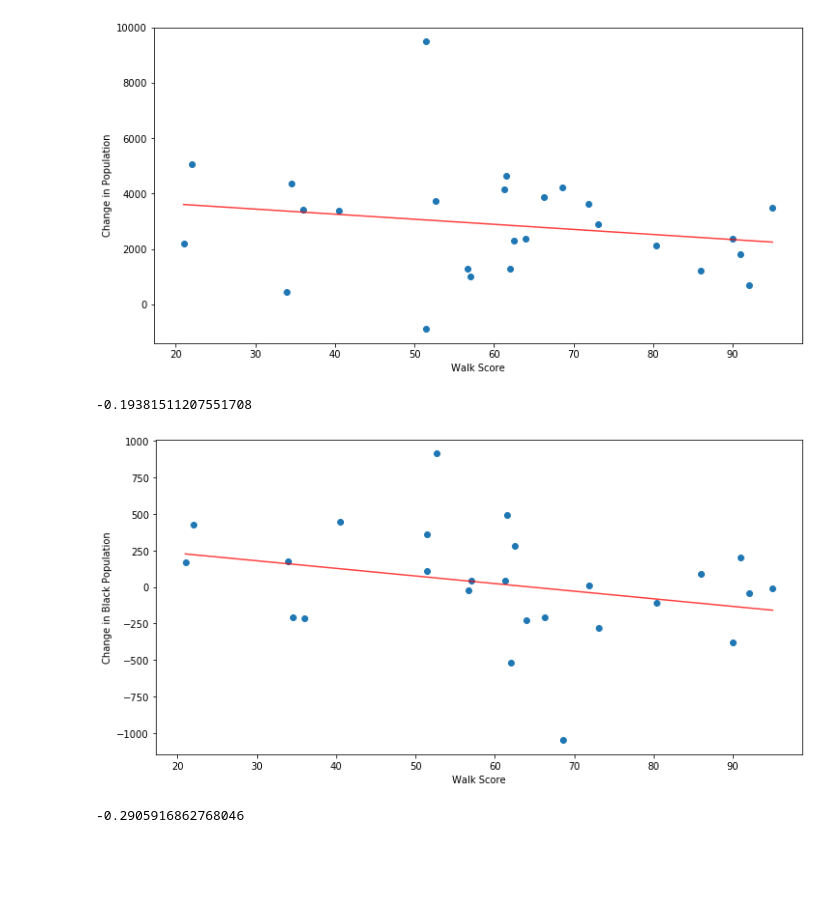
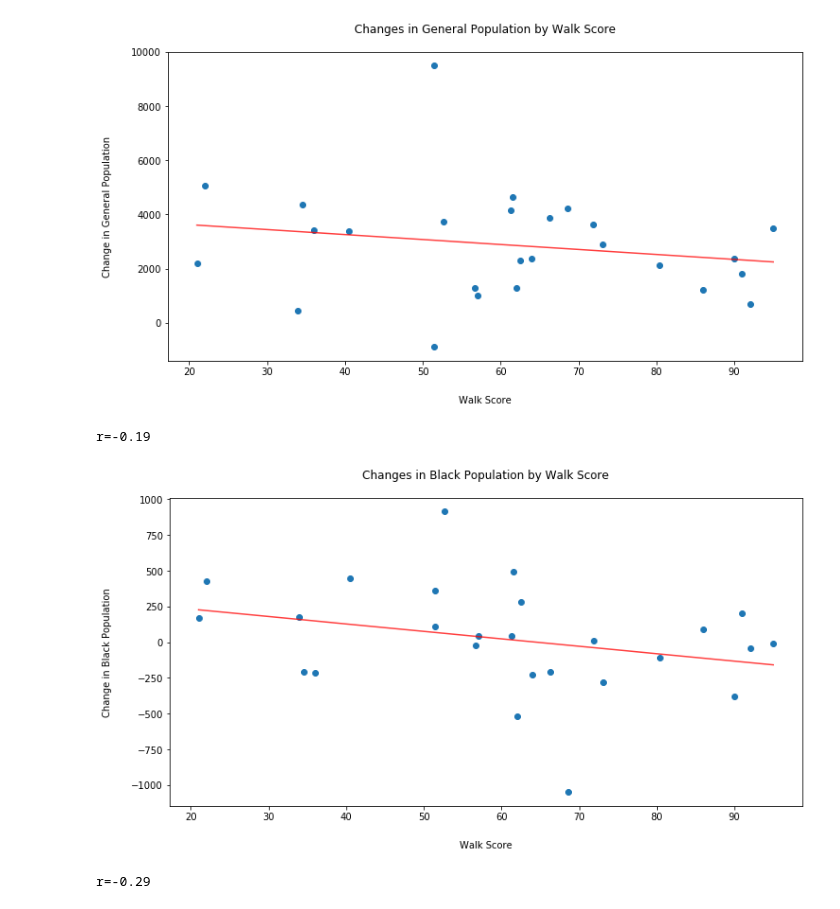
Before and after one commit to troypramsey/WalkabilityRaceIncome_InPortland_2012-2018, a Jupyter notebook: Scatterplots and Regressions.ipynb, the cells around one changed output. Drawn from its saved outputs; the diff is of its cells as text; code cells hidden in the pictures; blank space fills up the shorter version.

```diff
--- a/Scatterplots and Regressions.ipynb
+++ b/Scatterplots and Regressions.ipynb
@@ -51,26 +53,28 @@ plt.show()
 # %%
 plt.figure(figsize=(12,6))
 plt.scatter(data_walk_sorted['Walk Score'], data_walk_sorted['Population Change'])
-plt.xlabel('Walk Score')
-plt.ylabel('Change in Population')
+plt.xlabel('Walk Score', labelpad=20)
+plt.ylabel('Change in General Population', labelpad=20)
+plt.title('Changes in General Population by Walk Score', pad=20)
 
 (slope, intercept, rvalue, pvalue, stderr) = linregress(data_walk_sorted['Walk Score'], data_walk_sorted['Population Change'])
 regress_values = data_walk_sorted['Walk Score'] * slope + intercept
 line_eq = "y = " + str(round(slope,2)) + "x + " + str(round(intercept,2))
 plt.plot(data_walk_sorted['Walk Score'], regress_values, "r-", alpha=.75)
 
 plt.show()
-print(rvalue)
+print(f"r={round(rvalue, 2)}")
 
 plt.show()
 # %% [output]
-[figure, old version]
+[figure, new version]
--0.19381511207551708
+r=-0.19
 # %%
 plt.figure(figsize=(12,6))
 plt.scatter(data_walk_sorted['Walk Score'], data_walk_sorted['Black Population Change'])
-plt.xlabel('Walk Score')
-plt.ylabel('Change in Black Population')
+plt.xlabel('Walk Score', labelpad=20)
+plt.ylabel('Change in Black Population', labelpad=20)
+plt.title('Changes in Black Population by Walk Score', pad=20)
 
 (slope, intercept, rvalue, pvalue, stderr) = linregress(data_walk_sorted['Walk Score'], data_walk_sorted['Black Population Change'])
 regress_values = data_walk_sorted['Walk Score'] * slope + intercept
@@ -78,9 +82,9 @@ line_eq = "y = " + str(round(slope,2)) + "x + " + str(round(intercept,2))
 plt.plot(data_walk_sorted['Walk Score'], regress_values, "r-", alpha=.75)
 
 plt.show()
-print(rvalue)
+print(f"r={round(rvalue, 2)}")
 
 plt.show()
 # %% [output]
-[figure, old version]
+[figure, new version]
--0.2905916862768046
+r=-0.29
```
Also changed, not shown: parts of 2 cells of this notebook.
